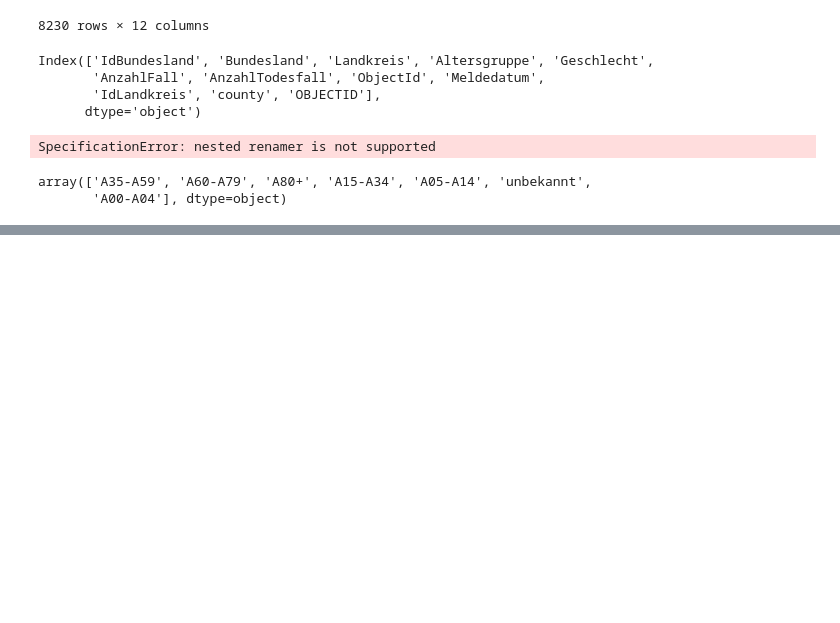
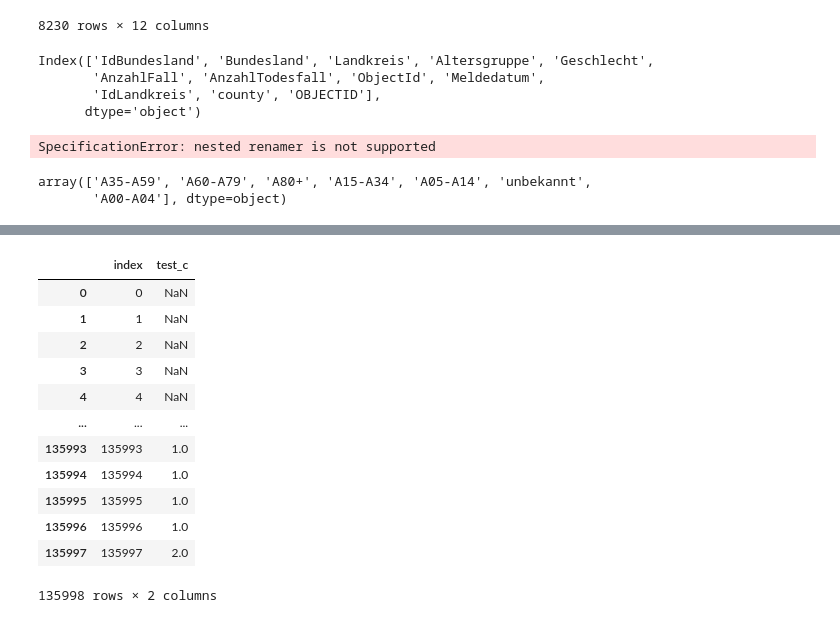
Before and after one commit to CRitter93/covidash, a Jupyter notebook: covidash/data/Untitled.ipynb, the cells around one changed output, grey strips where cells are left out. Saved outputs shown, nothing was run; the diff lists cells and outputs as text; code cells hidden in the pictures; blank space fills up the shorter version.

```diff
--- a/covidash/data/Untitled.ipynb
+++ b/covidash/data/Untitled.ipynb
@@ -43,0 +155,16 @@ array(['A35-A59', 'A60-A79', 'A80+', 'A15-A34', 'A05-A14', 'unbekannt',
+# %%
+covid_19.groupby(dimensions)[['test_c', 'test_d']].apply(lambda x: x[['test_c']] / x[['test_c']].shift(1)).reset_index()
+# %% [output]
+|  | index | test_c |
+| 0 | 0 | NaN |
+| 1 | 1 | NaN |
+| 2 | 2 | NaN |
+| 3 | 3 | NaN |
+| 4 | 4 | NaN |
+| ... | ... | ... |
+| 135993 | 135993 | 1.0 |
+| 135994 | 135994 | 1.0 |
+| 135995 | 135995 | 1.0 |
+| 135996 | 135996 | 1.0 |
+| 135997 | 135997 | 2.0 |
+135998 rows × 2 columns
```
Also changed, not shown: parts of 11 cells of this notebook, 2 other files.
